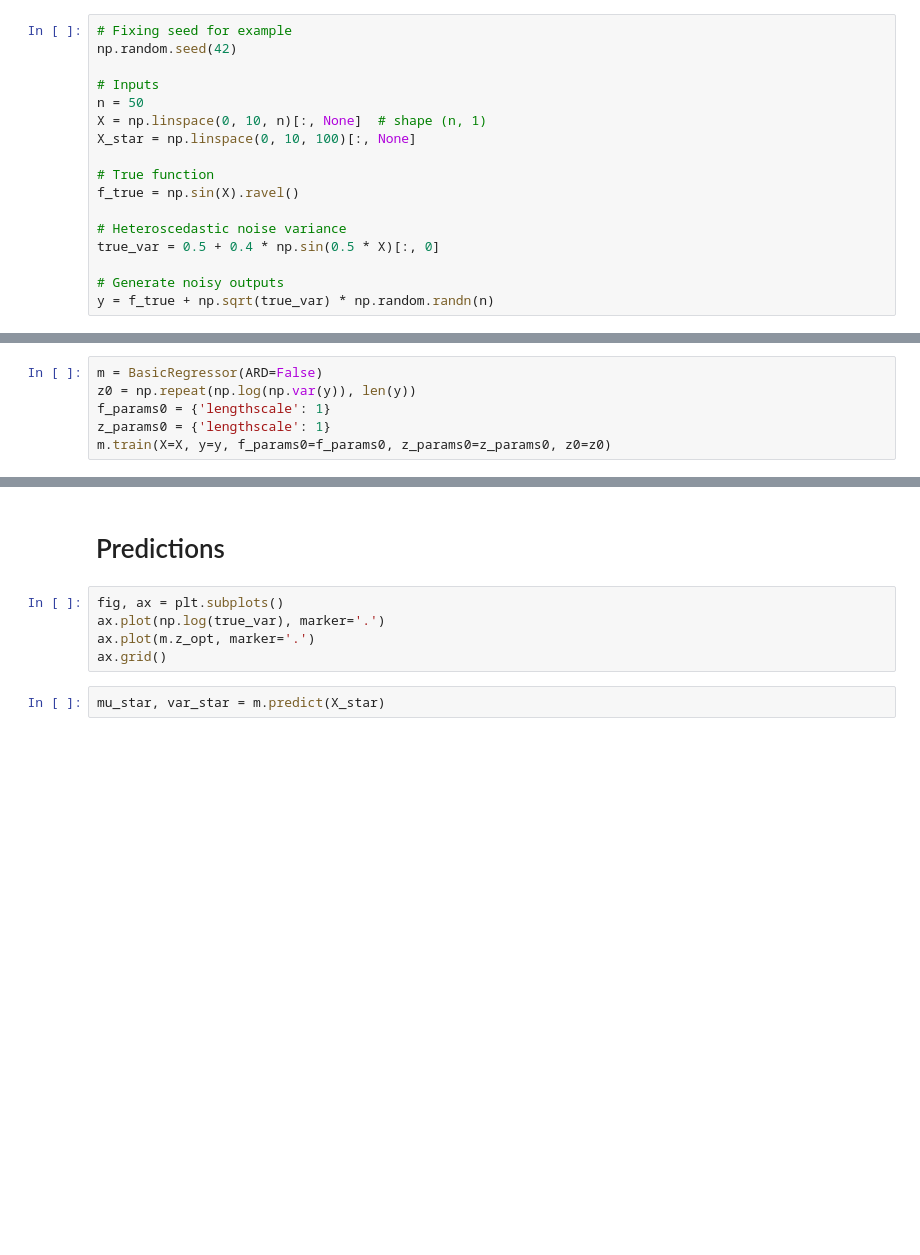
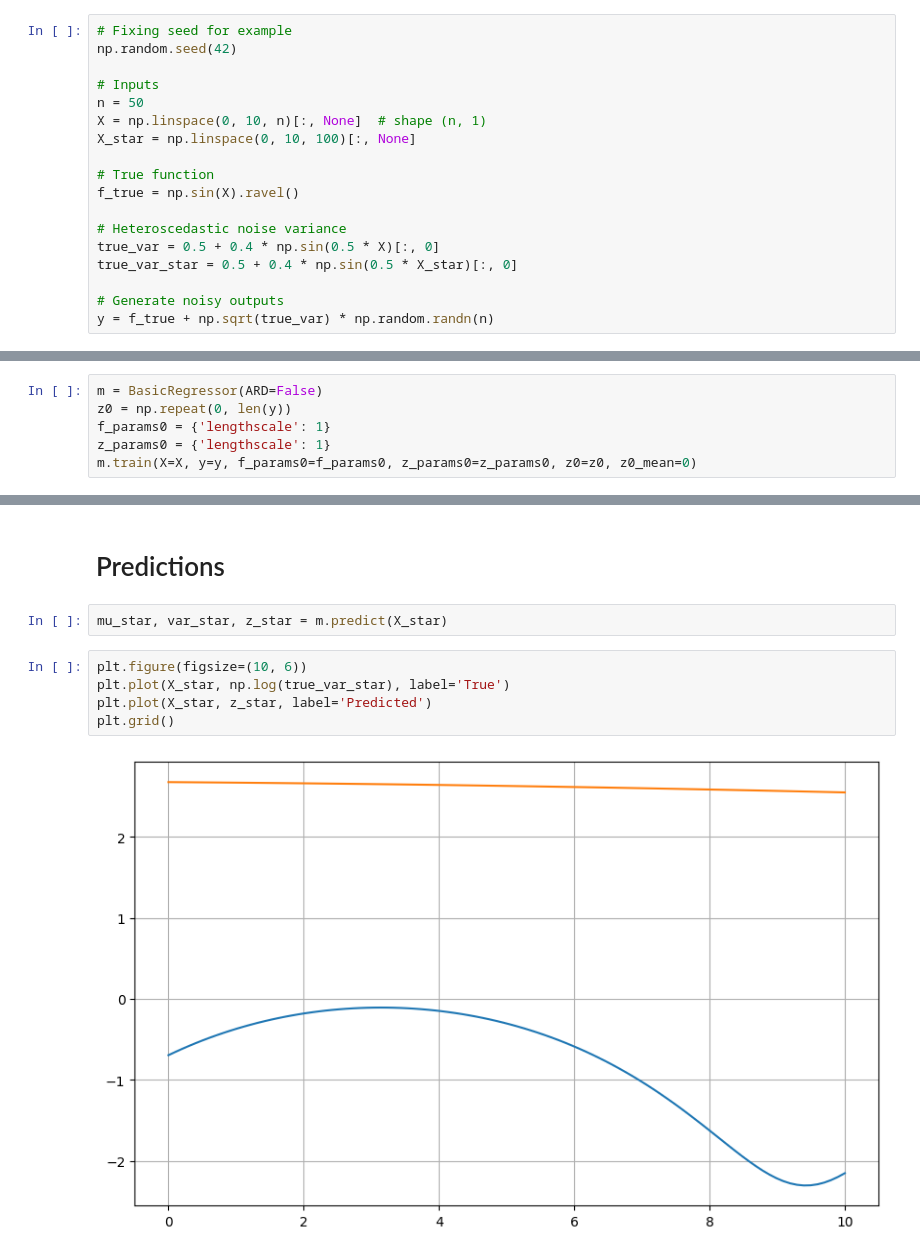
Before and after one commit to plgreenLIRU/HeteroscedasticGP, a Jupyter notebook: Examples/example2.ipynb, the cells around one changed output, grey strips where cells are left out. Drawn from its saved outputs; the diff is of its cells as text; blank space fills up the shorter version.

```diff
--- a/Examples/example2.ipynb
+++ b/Examples/example2.ipynb
@@ -18,6 +18,7 @@ f_true = np.sin(X).ravel()
 
 # Heteroscedastic noise variance
 true_var = 0.5 + 0.4 * np.sin(0.5 * X)[:, 0]
+true_var_star = 0.5 + 0.4 * np.sin(0.5 * X_star)[:, 0]
 
 # Generate noisy outputs
 y = f_true + np.sqrt(true_var) * np.random.randn(n)
@@ -41,10 +42,10 @@ plt.show()
 # Fit model
 # %%
 m = BasicRegressor(ARD=False)
-z0 = np.repeat(np.log(np.var(y)), len(y))
+z0 = np.repeat(0, len(y))
 f_params0 = {'lengthscale': 1}
 z_params0 = {'lengthscale': 1}
-m.train(X=X, y=y, f_params0=f_params0, z_params0=z_params0, z0=z0)
+m.train(X=X, y=y, f_params0=f_params0, z_params0=z_params0, z0=z0, z0_mean=0)
 # %%
 print(m.f_params_opt)
 print(m.z_params_opt)
@@ -51,12 +55,14 @@ print(m.z_params_opt)
 # %% [markdown]
 # Predictions
-# %%
-fig, ax = plt.subplots()
-ax.plot(np.log(true_var), marker='.')
-ax.plot(m.z_opt, marker='.')
-ax.grid()
 # %%
-mu_star, var_star = m.predict(X_star)
+mu_star, var_star, z_star = m.predict(X_star)
+# %%
+plt.figure(figsize=(10, 6))
+plt.plot(X_star, np.log(true_var_star), label='True')
+plt.plot(X_star, z_star, label='Predicted')
+plt.grid()
+# %% [output]
+[figure, added]
 # %%
 plt.figure(figsize=(10, 6))
 plt.scatter(X, y, c="black", label="Observations")
```
Also changed, not shown: parts of 4 cells of this notebook, 2 other files.
